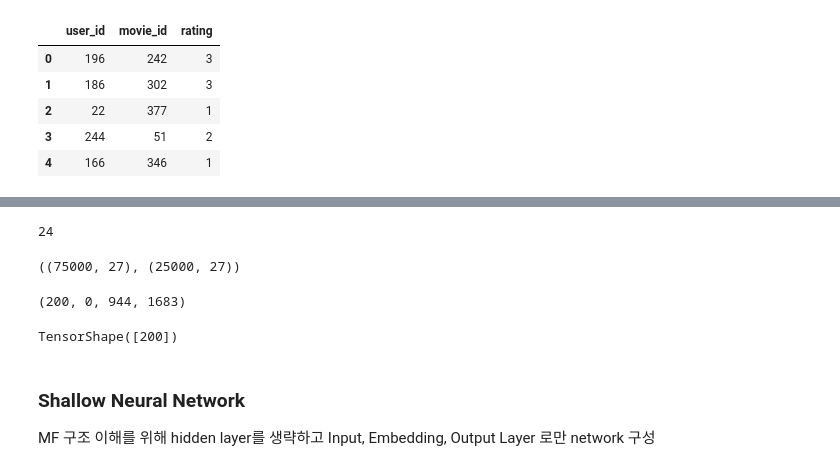
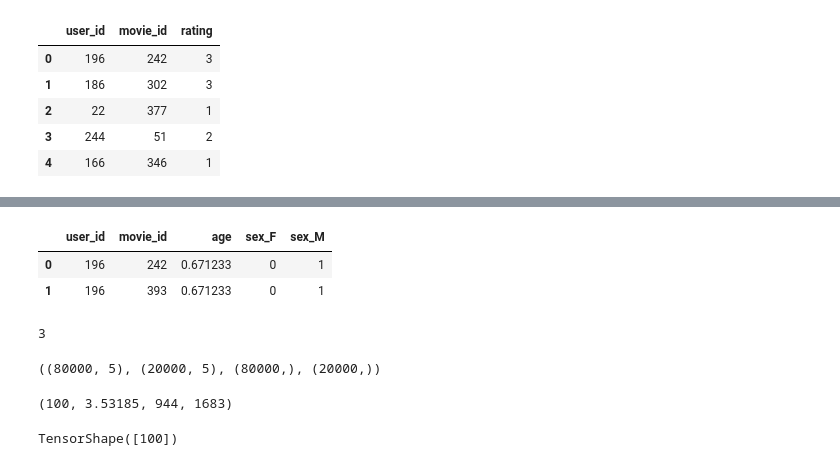
Before and after one commit to ironmanciti/Recommenders_Lecture, a Jupyter notebook: 140_MF_Keras.ipynb, the cells around one changed output, grey strips where cells are left out. Cells and saved outputs as stored; diff of their text form; code cells hidden in the pictures.

```diff
--- a/140_MF_Keras.ipynb
+++ b/140_MF_Keras.ipynb
@@ -89,27 +84,35 @@ ratings
-# %%
-others_input_shape = ratings.iloc[:, 3:].values.shape[1]
-others_input_shape
-# %% [output]
-24
+# %%
+target_ratings = ratings.pop('rating')
+# %%
+ratings.head(2)
+# %% [output]
+|  | user_id | movie_id | age | sex_F | sex_M |
+| 0 | 196 | 242 | 0.671233 | 0 | 1 |
+| 1 | 196 | 393 | 0.671233 | 0 | 1 |
+# %%
+others_input_shape = ratings.iloc[:, 2:].values.shape[1]
+others_input_shape
+# %% [output]
+3
 # %%
 # train test set 분리
-train_ratings, test_ratings = train_test_split(ratings, test_size=0.25, random_state=0)
-train_ratings.shape, test_ratings.shape
+train_ratings, test_ratings, train_targets, test_targets = train_test_split(ratings, target_ratings, test_size=0.2, random_state=0)
+train_ratings.shape, test_ratings.shape, train_targets.shape, test_targets.shape
 # %% [output]
-((75000, 27), (25000, 27))
+((80000, 5), (20000, 5), (80000,), (20000,))
 # %%
-# Variable 초기화
-K = 100                             # Latent factor 수
-M = ratings.user_id.max() + 1       # Number of users - Embedding 이 0 부터 시작하므로 + 1
-N = ratings.movie_id.max() + 1      # Number of movies
+K = 100      # 잠재 요인(latent factor)의 수
+mu = train_targets.mean()    # 전체 평점의 평균
+M = ratings.user_id.max() + 1       # 사용자 수 - 임베딩이 0부터 시작하므로 +1
+N = ratings.movie_id.max() + 1      # 영화 수
 
 K, mu, M, N
 # %% [output]
-(200, 0, 944, 1683)
+(100, 3.53185, 944, 1683)
 # %%
-Embedding(M, K)(1).shape
+# 사용자 임베딩의 shape 확인
+# 사용자 수(M)와 잠재 요인의 수(K)를 기반으로 한 임베딩 행렬에서
+# 하나의 사용자 임베딩 벡터를 가져온 후 그 shape을 출력
+Embedding(M, K)(0).shape
 # %% [output]
-TensorShape([200])
+TensorShape([100])
-# %% [markdown]
-### Shallow Neural Network
-MF 구조 이해를 위해 hidden layer를 생략하고 Input, Embedding, Output Layer 로만 network 구성
```
Also changed, not shown: parts of 16 cells of this notebook, 13 other files.
